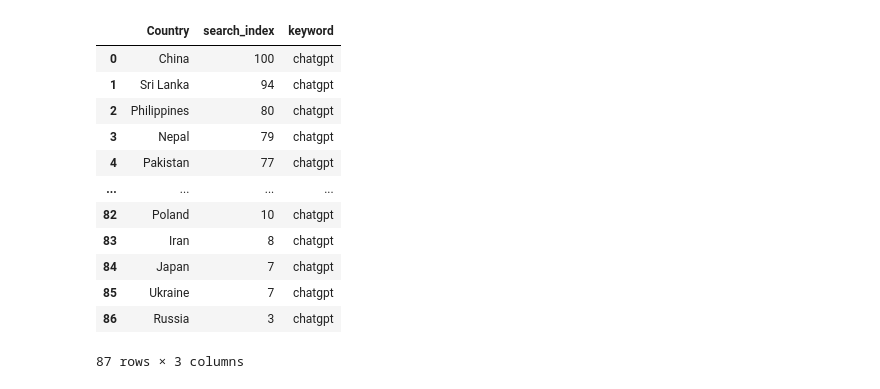
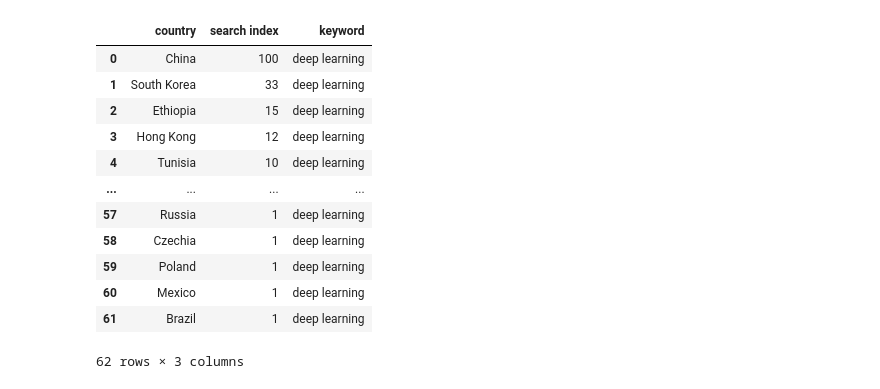
Before and after one commit to vijayagi/data-science-project-, a Jupyter notebook: projrct1.ipynb, the cells around one changed output. Saved outputs shown, nothing was run; the diff lists cells and outputs as text; code cells hidden in the pictures.

```diff
--- a/projrct1.ipynb
+++ b/projrct1.ipynb
@@ -2,19 +2,19 @@
 import numpy as np
 import pandas as pd
 # %%
-df=pd.read_csv(r"D:\data science 2025\project_intership\chatgpt.csv")
+df=pd.read_excel(r"D:\data science 2025\git_repository\data-science-project-\data_total.xlsx",sheet_name="Sheet1")
 df
 # %% [output]
-|  | Country | search_index | keyword |
-| 0 | China | 100 | chatgpt |
-| 1 | Sri Lanka | 94 | chatgpt |
-| 2 | Philippines | 80 | chatgpt |
-| 3 | Nepal | 79 | chatgpt |
-| 4 | Pakistan | 77 | chatgpt |
+|  | country | search index | keyword |
+| 0 | China | 100 | deep learning |
+| 1 | South Korea | 33 | deep learning |
+| 2 | Ethiopia | 15 | deep learning |
+| 3 | Hong Kong | 12 | deep learning |
+| 4 | Tunisia | 10 | deep learning |
 | ... | ... | ... | ... |
-| 82 | Poland | 10 | chatgpt |
-| 83 | Iran | 8 | chatgpt |
-| 84 | Japan | 7 | chatgpt |
-| 85 | Ukraine | 7 | chatgpt |
-| 86 | Russia | 3 | chatgpt |
+| 57 | Russia | 1 | deep learning |
+| 58 | Czechia | 1 | deep learning |
+| 59 | Poland | 1 | deep learning |
+| 60 | Mexico | 1 | deep learning |
+| 61 | Brazil | 1 | deep learning |
-87 rows × 3 columns
+62 rows × 3 columns
```
Also changed, not shown: parts of 15 cells of this notebook, 2 other files.
